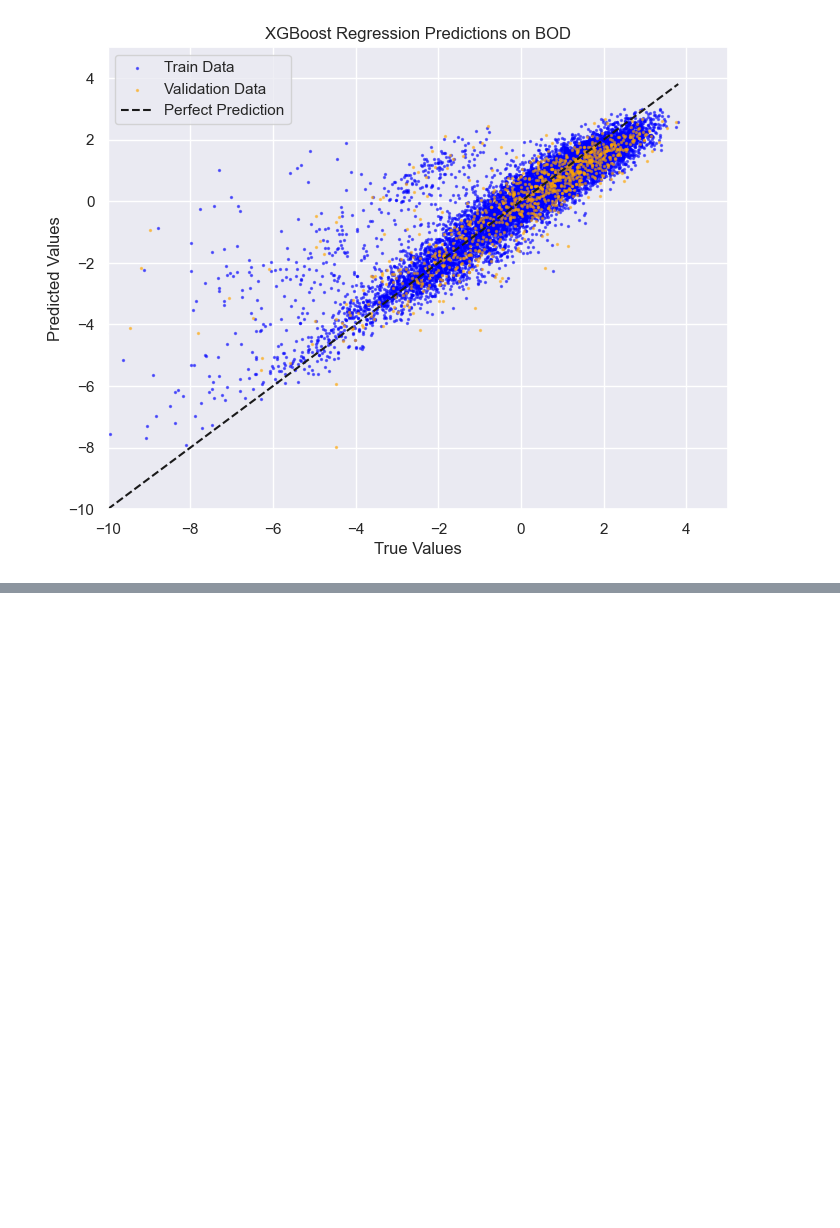
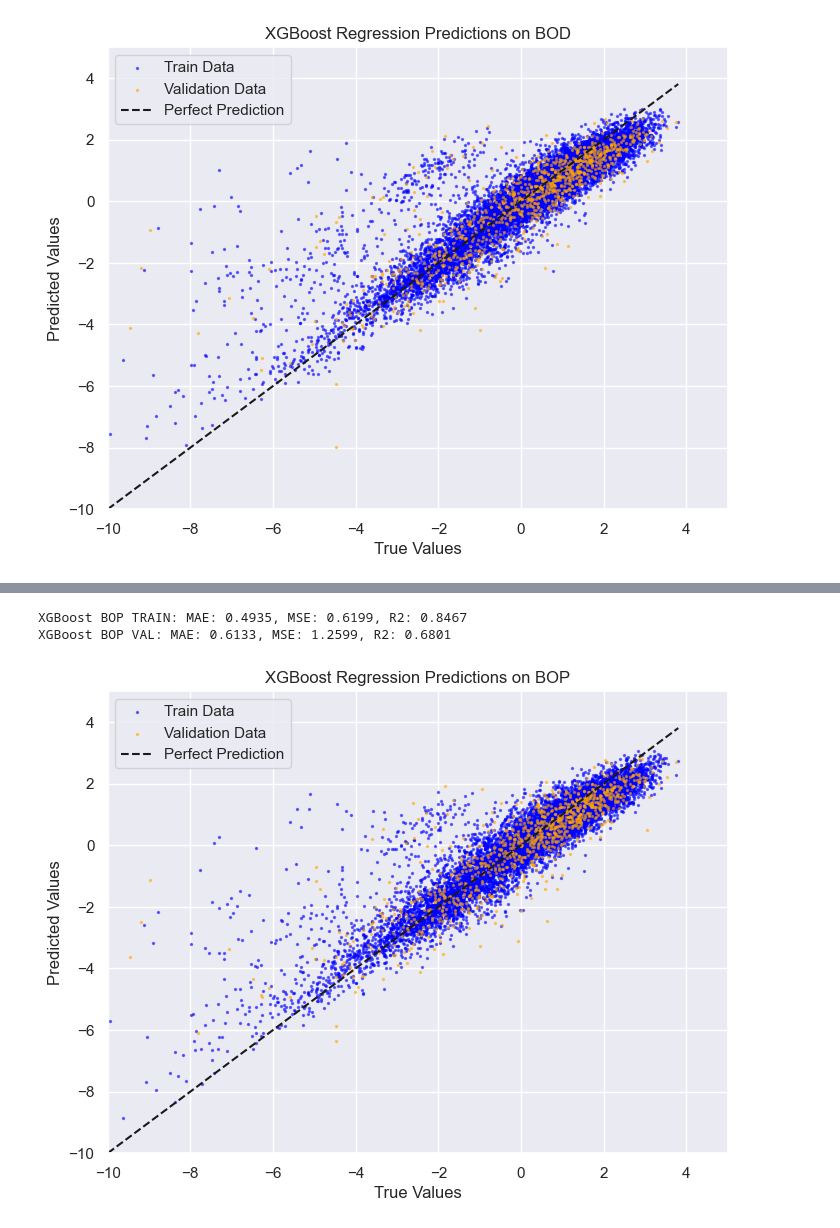
Before and after one commit to PaoloGinefra/ACA_GraphML_Project, a Jupyter notebook: Notebooks/FeatureBasedRegression2.ipynb, the cells around one changed output, grey strips where cells are left out. Saved outputs shown, nothing was run; the diff lists cells and outputs as text; code cells hidden in the pictures; blank space fills up the shorter version.

```diff
--- a/Notebooks/FeatureBasedRegression2.ipynb
+++ b/Notebooks/FeatureBasedRegression2.ipynb
@@ -476,0 +556,35 @@ XGBoost BOD VAL: MAE: 0.6351, MSE: 1.4178, R2: 0.6400
+# %%
+#XgBoost on BOP
+xgb_bop = XGBRegressor(n_estimators=1000, learning_rate=0.01, n_jobs=-1)
+xgb_bop.fit(x_bop_train.numpy(), t_bop_train.numpy())
+y_bop_xgb = xgb_bop.predict(x_bop_train.numpy())
+y_bop_xgb = torch.tensor(y_bop_xgb, dtype=torch.float32)
+y_val_bop_xgb = xgb_bop.predict(x_bop_val.numpy())
+y_val_bop_xgb = torch.tensor(y_val_bop_xgb, dtype=torch.float32)
+# Compute metrics for XGBoost on BOP
+mae_bop_xgb = mean_absolute_error(t_bop_train.numpy(), y_bop_xgb.numpy())
+mse_bop_xgb = mean_squared_error(t_bop_train.numpy(), y_bop_xgb.numpy())
+r2_bop_xgb = r2_score(t_bop_train.numpy(), y_bop_xgb.numpy())
+print(f"XGBoost BOP TRAIN: MAE: {mae_bop_xgb:.4f}, MSE: {mse_bop_xgb:.4f}, R2: {r2_bop_xgb:.4f}")
+mae_val_bop_xgb = mean_absolute_error(t_bop_val.numpy(), y_val_bop_xgb.numpy())
+mse_val_bop_xgb = mean_squared_error(t_bop_val.numpy(), y_val_bop_xgb.numpy())
+r2_val_bop_xgb = r2_score(t_bop_val.numpy(), y_val_bop_xgb.numpy())
+print(f"XGBoost BOP VAL: MAE: {mae_val_bop_xgb:.4f}, MSE: {mse_val_bop_xgb:.4f}, R2: {r2_val_bop_xgb:.4f}")
+plt.figure(figsize=(8, 6))
+plt.scatter(t_bop_train.numpy(), y_bop_xgb.numpy(), alpha=0.5,
+            label='Train Data', color='blue', s=2)
+plt.scatter(t_bop_val.numpy(), y_val_bop_xgb.numpy(), alpha=0.5,
+            label='Validation Data', color='orange', s=2)
+plt.plot([t_bop_train.min(), t_bop_train.max()],
+         [t_bop_train.min(), t_bop_train.max()], 'k--', label='Perfect Prediction')
+plt.xlabel('True Values')
+plt.ylabel('Predicted Values')
+plt.title('XGBoost Regression Predictions on BOP')
+plt.legend()
+plt.xlim(-10, 5)
+plt.ylim(-10, 5)
+plt.show()
+# %% [output]
+XGBoost BOP TRAIN: MAE: 0.4935, MSE: 0.6199, R2: 0.8467
+XGBoost BOP VAL: MAE: 0.6133, MSE: 1.2599, R2: 0.6801
+[figure, added]
```
Also changed, not shown: parts of 13 cells of this notebook, 3 other files.
